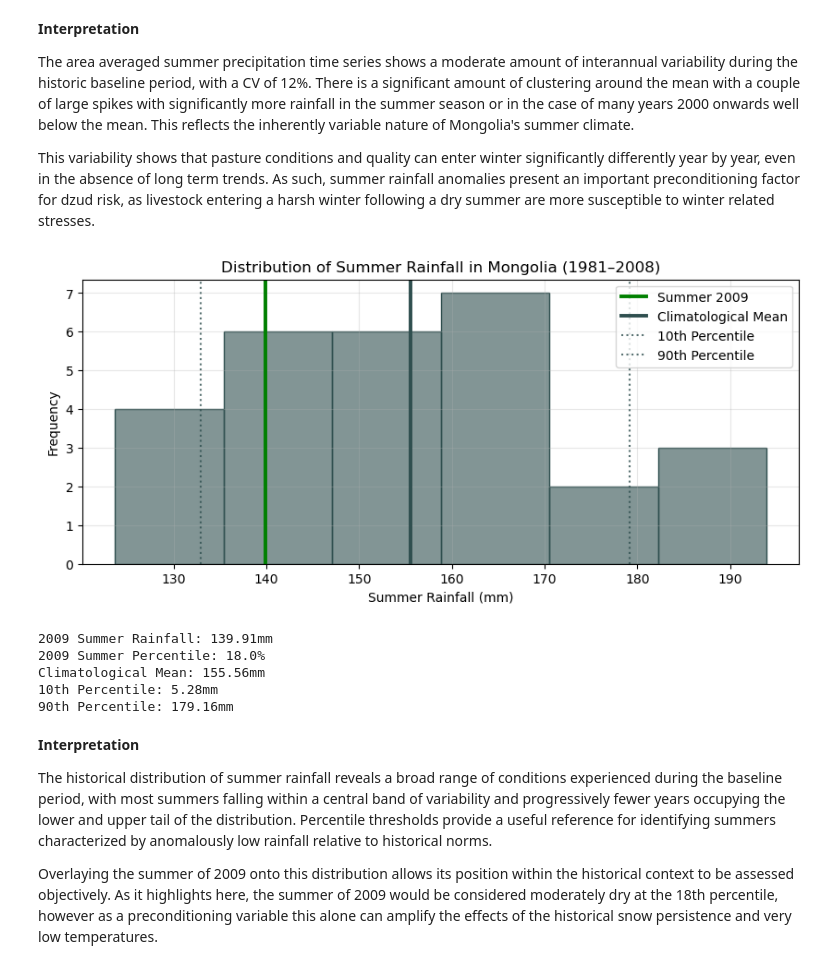
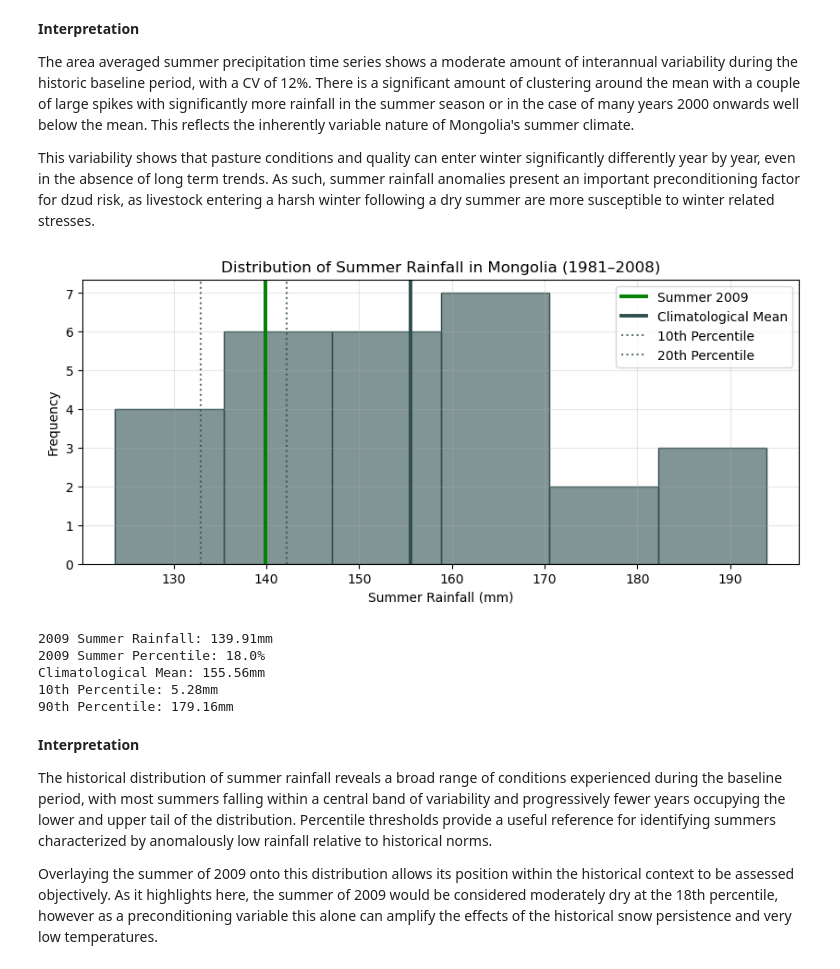
Before and after one commit to sgosmyt2/climate-extremes-risk-analysis, a Jupyter notebook: notebooks/MongoliaDzudExtremeWeather.ipynb, the cells around one changed output. Drawn from its saved outputs; the diff is of its cells as text; code cells hidden in the pictures.

```diff
--- a/notebooks/MongoliaDzudExtremeWeather.ipynb
+++ b/notebooks/MongoliaDzudExtremeWeather.ipynb
@@ -1150,36 +1150,36 @@ plt.axvline(
 plt.axvline(
     bsum_mean,
     color=bcolor,
     linewidth=2.8,
     label="Climatological Mean"
 )
 plt.axvline(
     p10,
     color=bcolor,
     linestyle=":",
     alpha=0.8,
     label="10th Percentile"
 )
 plt.axvline(
-    p90,
+    p20,
     color=bcolor,
     linestyle=":",
     alpha=0.8,
-    label="90th Percentile"
+    label="20th Percentile"
 )
 plt.xlabel("Summer Rainfall (mm)")
 plt.ylabel("Frequency")
 plt.title("Distribution of Summer Rainfall in Mongolia (1981–2008)")
 plt.grid(alpha=0.3)
 plt.legend()
 plt.show()
 print(f"2009 Summer Rainfall: {round(summer_2009_total, 2)}mm")
 print(f"2009 Summer Percentile: {round(s2009_percentile, 0)}%")
 print(f"Climatological Mean: {round(bsum_mean, 2)}mm")
 print(f"10th Percentile: {round(p80, 2)}mm")
 print(f"90th Percentile: {round(p90, 2)}mm")
 # %% [output]
-[figure, old version]
+[figure, new version]
 2009 Summer Rainfall: 139.91mm
 2009 Summer Percentile: 18.0%
 Climatological Mean: 155.56mm
```
Also changed, not shown: parts of 2 cells of this notebook.
